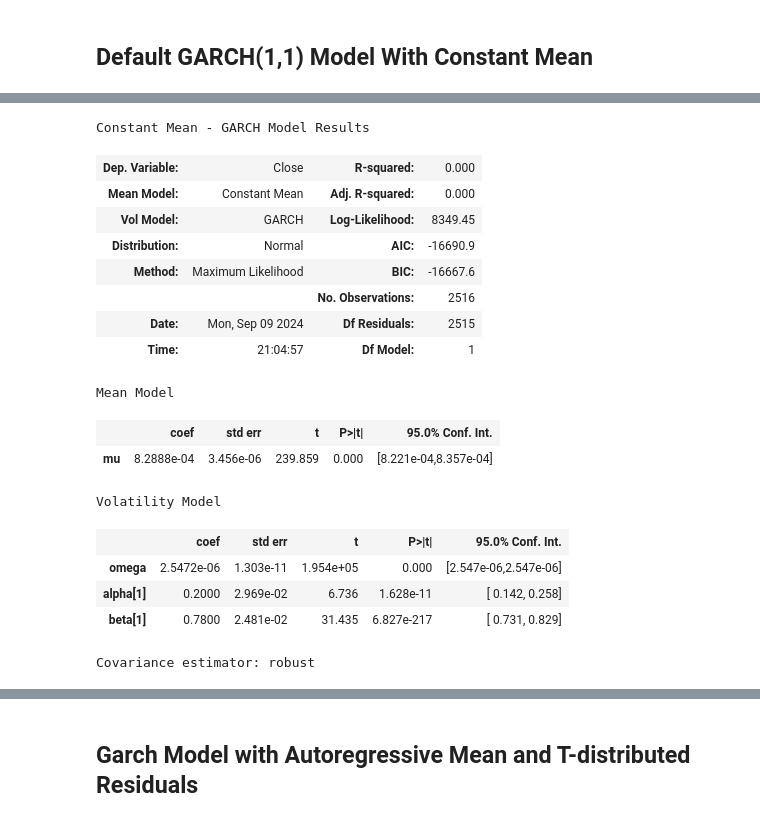
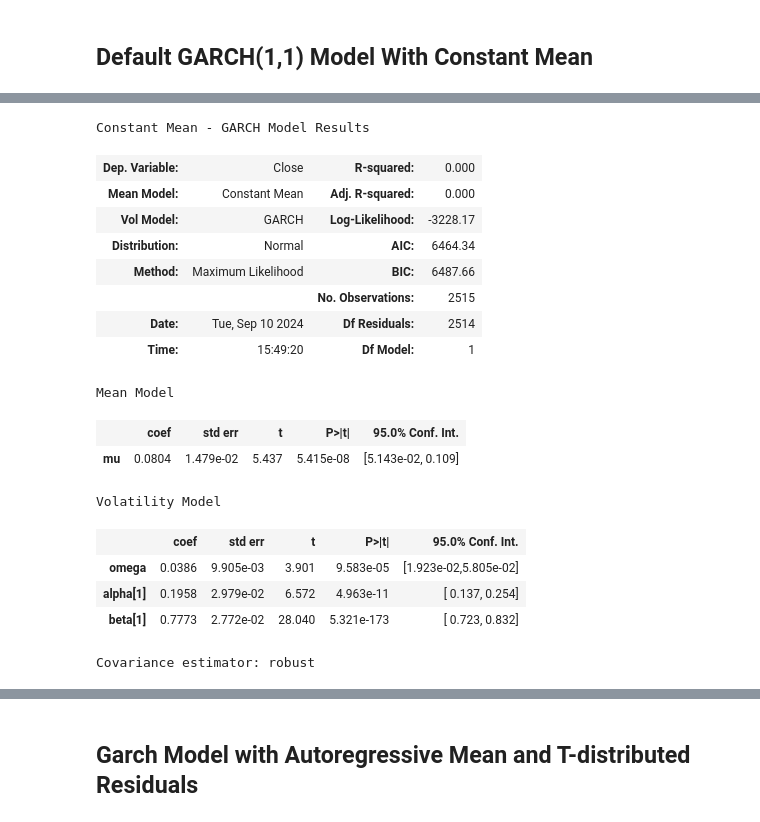
Before and after one commit to wicakson0/replicating-papers, a Jupyter notebook: QuantitativeFinance/Duan1995_TheGarchOptionPricingModel/Intro_to_Vol_Forecasting_with_Arch.ipynb, the cells around one changed output, grey strips where cells are left out. Cells and saved outputs as stored; diff of their text form; code cells hidden in the pictures.

```diff
--- a/QuantitativeFinance/Duan1995_TheGarchOptionPricingModel/Intro_to_Vol_Forecasting_with_Arch.ipynb
+++ b/QuantitativeFinance/Duan1995_TheGarchOptionPricingModel/Intro_to_Vol_Forecasting_with_Arch.ipynb
@@ -62,4 +72,4 @@ $\epsilon_{t} = \sigma_{t}\epsilon_{t}, \; e_{t} \sim N(0,1)$
 # %%
-am = arch_model(sp_500_close_log_return)
-res = am.fit(update_freq=5)
+am_constant = arch_model(sp_500_close_log_return, rescale=True)
+res_constant = am_constant.fit(update_freq=5)
 # %% [output]
@@ -79,21 +82,21 @@ model or by setting rescale=False.
 # %%
-res.summary()
+res_constant.summary()
 # %% [output]
 Constant Mean - GARCH Model Results
 | Dep. Variable: | Close | R-squared: | 0.000 |
 | Mean Model: | Constant Mean | Adj. R-squared: | 0.000 |
-| Vol Model: | GARCH | Log-Likelihood: | 8349.45 |
-| Distribution: | Normal | AIC: | -16690.9 |
-| Method: | Maximum Likelihood | BIC: | -16667.6 |
-|  |  | No. Observations: | 2516 |
-| Date: | Mon, Sep 09 2024 | Df Residuals: | 2515 |
-| Time: | 21:04:57 | Df Model: | 1 |
+| Vol Model: | GARCH | Log-Likelihood: | -3228.17 |
+| Distribution: | Normal | AIC: | 6464.34 |
+| Method: | Maximum Likelihood | BIC: | 6487.66 |
+|  |  | No. Observations: | 2515 |
+| Date: | Tue, Sep 10 2024 | Df Residuals: | 2514 |
+| Time: | 15:49:20 | Df Model: | 1 |
 Mean Model
 |  | coef | std err | t | P>|t| | 95.0% Conf. Int. |
-| mu | 8.2888e-04 | 3.456e-06 | 239.859 | 0.000 | [8.221e-04,8.357e-04] |
+| mu | 0.0804 | 1.479e-02 | 5.437 | 5.415e-08 | [5.143e-02, 0.109] |
 Volatility Model
 |  | coef | std err | t | P>|t| | 95.0% Conf. Int. |
-| omega | 2.5472e-06 | 1.303e-11 | 1.954e+05 | 0.000 | [2.547e-06,2.547e-06] |
-| alpha[1] | 0.2000 | 2.969e-02 | 6.736 | 1.628e-11 | [ 0.142, 0.258] |
-| beta[1] | 0.7800 | 2.481e-02 | 31.435 | 6.827e-217 | [ 0.731, 0.829] |
+| omega | 0.0386 | 9.905e-03 | 3.901 | 9.583e-05 | [1.923e-02,5.805e-02] |
+| alpha[1] | 0.1958 | 2.979e-02 | 6.572 | 4.963e-11 | [ 0.137, 0.254] |
+| beta[1] | 0.7773 | 2.772e-02 | 28.040 | 5.321e-173 | [ 0.723, 0.832] |
 Covariance estimator: robust
```
Also changed, not shown: parts of 60 cells of this notebook.
